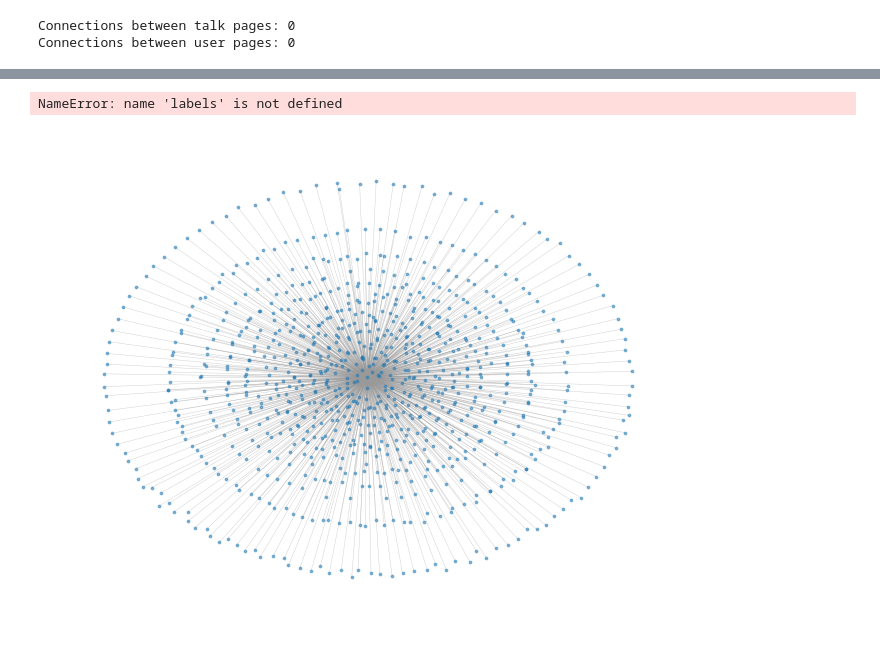
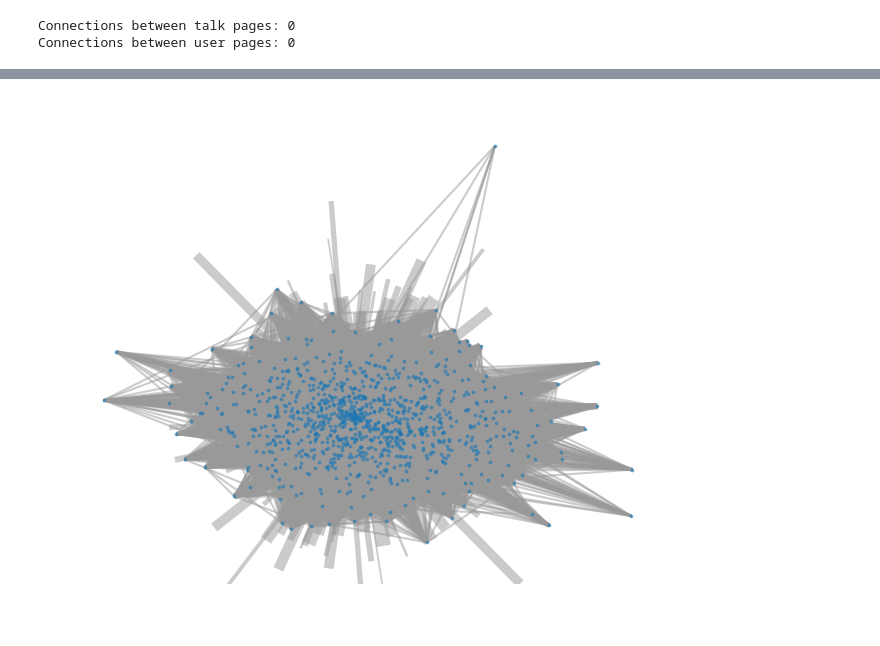
Before and after one commit to andste97/socialgraphs2023f-project, a Jupyter notebook: project/network_analysis.ipynb, the cells around one changed output, grey strips where cells are left out. Saved outputs shown, nothing was run; the diff lists cells and outputs as text; code cells hidden in the pictures.

Commit message:
add networkx import

```diff
--- a/project/network_analysis.ipynb
+++ b/project/network_analysis.ipynb
@@ -234,4 +256,5 @@ Type partition modularity: -0.5
 # %%
+edits_u = G_edits.to_undirected()
 G_talks = G_undirected.subgraph(type_grouping["talk"])
 G_users = G_undirected.subgraph(type_grouping["user"])
 print(f"Connections between talk pages: {G_talks.number_of_edges()}")
@@ -242,11 +265,11 @@ Connections between user pages: 0
 # %%
 talks_sub = nx.Graph()
 
-for page in type_grouping["talk"][:1]:
-    editors = set(G_undirected.neighbors(page))
+for page in type_grouping["talk"]:
+    editors = set(edits_u.neighbors(page))
     related = {}
     for user in editors:
-        r_user = G_undirected.neighbors(user)
+        r_user = edits_u.neighbors(user)
         for talk in r_user:
             if talk != page:
                 if talk in related:
@@ -256,0 +282,8 @@ for page in type_grouping["talk"][:1]:
+# %%
+print(f"Number of nodes: {talks_sub.number_of_nodes()}")
+print(f"Number of edges: {talks_sub.number_of_edges()}")
+print(f"Number of connected components: {nx.number_connected_components(talks_sub)}")
+_, degree_stats = basic_stats_undirected(talks_sub, 5)
+#
+print("Top 5 nodes by overall degree")
+degree_stats
@@ -256,0 +343,4 @@ for page in type_grouping["talk"][:1]:
+# %%
+for (u, v, data) in talks_sub.edges(data=True):
+    raw_weight = data["weight"]
+    talks_sub[u][v]["relative_weight"] = raw_weight / (edits_u.degree[u] + edits_u.degree[v]) * 100
@@ -257,9 +458,10 @@ for page in type_grouping["talk"][:1]:
 # %%
 pos = nx.spring_layout(talks_sub)
 label_pos = {node: (pos[node][0], pos[node][1] + 0.15) for node in talks_sub.nodes}
-nx.draw(talks_sub, pos=pos, node_size=3, edge_color="#999999", width=0.3, alpha=0.5, with_labels=False)
-nx.draw_networkx_labels(talks_sub, pos, labels=labels, font_size=10, font_color='black')
+raw_edge_weights = np.array([data["weight"] for _, _, data in talks_sub.edges(data=True)])
+edge_widths = raw_edge_weights / raw_edge_weights.mean() * 5
+nx.draw(talks_sub, pos=pos, node_size=3, edge_color="#999999", width=edge_widths, alpha=0.5, with_labels=False)
+# nx.draw_networkx_labels(talks_sub, pos, font_size=5, font_color='black')
 plt.show()
 # %% [output]
-NameError: name 'labels' is not defined
-[figure, old version]
+[figure, new version]
```
Also changed, not shown: parts of 29 cells of this notebook.
